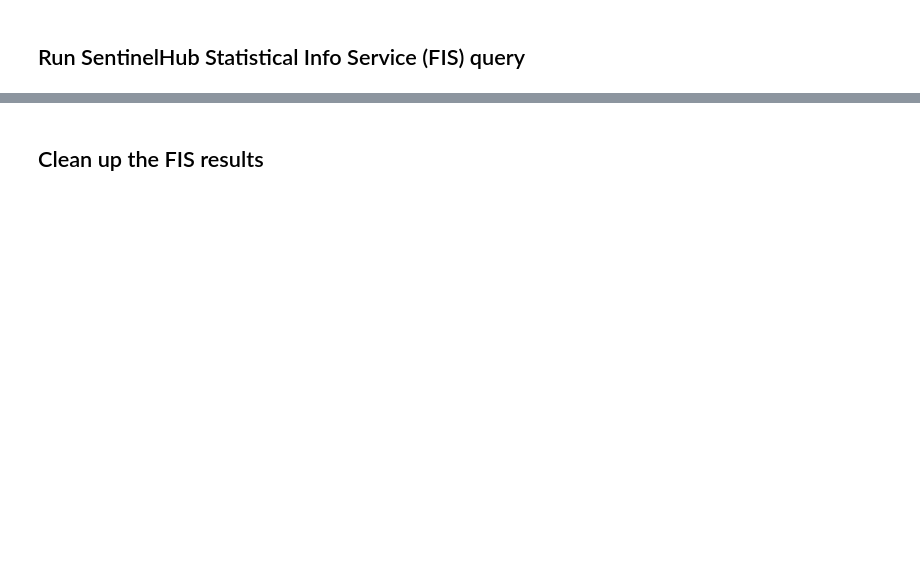
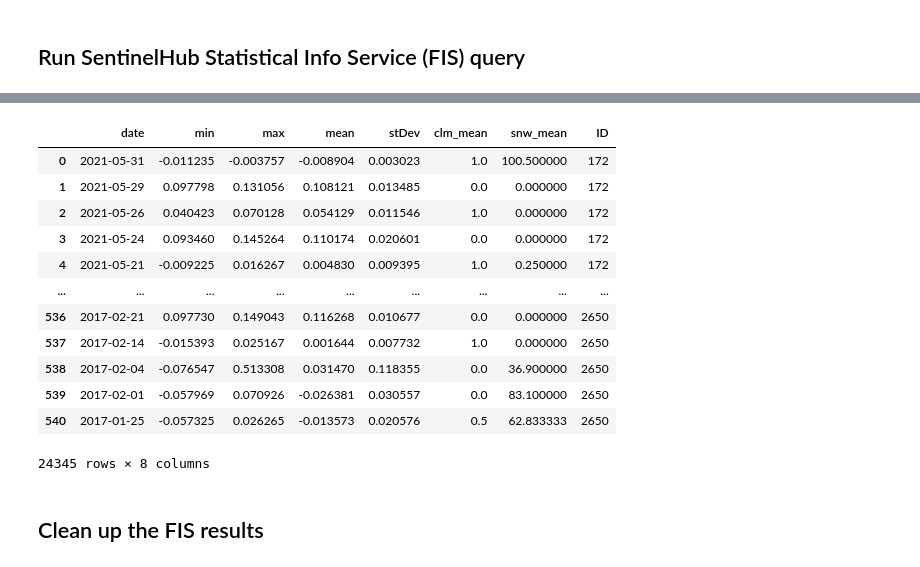
Before and after one commit to haselwimmer/vegetation-restoration-monitoring, a Jupyter notebook: final_notebooks/2a-sentinel2-time-series.ipynb, the cells around one changed output, grey strips where cells are left out. Drawn from its saved outputs; the diff is of its cells as text; code cells hidden in the pictures; blank space fills up the shorter version.

```diff
--- a/final_notebooks/2a-sentinel2-time-series.ipynb
+++ b/final_notebooks/2a-sentinel2-time-series.ipynb
@@ -58,46 +77,40 @@ output_list = []
 # Loop over each polygon
 for index, row in seeding_aois_exploded.iterrows():
 
-    # TESTING - process specific seeding units
-    if (index[0] == 172 or index[0] == 2650):
+    # Status message
+    print('Now processing Seeding Unit Index: ' + str(index[0]))
 
-        # Status message
-        print('Now processing Seeding Unit Index: ' + str(index[0]))
+    # Setup parameters for FIS request
+    geometry_list = Geometry(row.geometry, CRS.WGS84)
+    time_interval = (startDate, date.today())
 
-        # Setup parameters for FIS request
-        geometry_list = Geometry(row.geometry, CRS.WGS84)
-        time_interval = (startDate, date.today())
+    # Retrieve custom script to pass to SentinelHub from vegrestoretools module
+    evalscript = EvalScripts('Sentinel_2_NDVI')
 
-        # Retrieve custom script to pass to SentinelHub from vegrestoretools module
-        evalscript = EvalScripts('Sentinel_2_NDVI')
+    # Build FIS request
+    fis_request = FisRequest(
+        data_collection=DataCollection.SENTINEL2_L2A,
+        layer='BANDS-S2-L2A',
+        geometry_list=[geometry_list],
+        time=time_interval,
+        resolution='100m',
+        custom_url_params={CustomUrlParam.EVALSCRIPT: evalscript},
+        config=config
+    )
 
-        # Build FIS request
-        fis_request = FisRequest(
-            data_collection=DataCollection.SENTINEL2_L2A,
-            layer='BANDS-S2-L2A',
-            geometry_list=[geometry_list],
-            time=time_interval,
-            resolution='100m',
-            custom_url_params={CustomUrlParam.EVALSCRIPT: evalscript},
-            config=config
-        )
+    # Run the FIS request
+    fis_data = fis_request.get_data()
 
-        # Run the FIS request
-        fis_data = fis_request.get_data()
+    # Convert the FIS result to a dataframe
+    fis_df = FisToDataframe(fis_data)
 
-        # Convert the FIS result to a dataframe
-        fis_df = FisToDataframe(fis_data)
+    # Add the seeding unit ID to the dataframe
+    fis_df['ID'] = index[0]
 
-        # Add the seeding unit ID to the dataframe
-        fis_df['ID'] = index[0]
-
-        # Append the df to the temporary list
-        output_list.append(fis_df)
-
-    else:
-        # Status message
-        print('skipping this Seeding Unit')
+    # Append the df to the temporary list
+    output_list.append(fis_df)
 
 # Concatenate the VMU results into a single DF
 fis_df_all_raw = pd.concat(output_list, axis=0)
 fis_df_all_raw
+# %% [output]
@@ -104,3 +134,16 @@ fis_df_all_raw
+|  | date | min | max | mean | stDev | clm_mean | snw_mean | ID |
+| 0 | 2021-05-31 | -0.011235 | -0.003757 | -0.008904 | 0.003023 | 1.0 | 100.500000 | 172 |
+| 1 | 2021-05-29 | 0.097798 | 0.131056 | 0.108121 | 0.013485 | 0.0 | 0.000000 | 172 |
+| 2 | 2021-05-26 | 0.040423 | 0.070128 | 0.054129 | 0.011546 | 1.0 | 0.000000 | 172 |
+| 3 | 2021-05-24 | 0.093460 | 0.145264 | 0.110174 | 0.020601 | 0.0 | 0.000000 | 172 |
+| 4 | 2021-05-21 | -0.009225 | 0.016267 | 0.004830 | 0.009395 | 1.0 | 0.250000 | 172 |
+| ... | ... | ... | ... | ... | ... | ... | ... | ... |
+| 536 | 2017-02-21 | 0.097730 | 0.149043 | 0.116268 | 0.010677 | 0.0 | 0.000000 | 2650 |
+| 537 | 2017-02-14 | -0.015393 | 0.025167 | 0.001644 | 0.007732 | 1.0 | 0.000000 | 2650 |
+| 538 | 2017-02-04 | -0.076547 | 0.513308 | 0.031470 | 0.118355 | 0.0 | 36.900000 | 2650 |
+| 539 | 2017-02-01 | -0.057969 | 0.070926 | -0.026381 | 0.030557 | 0.0 | 83.100000 | 2650 |
+| 540 | 2017-01-25 | -0.057325 | 0.026265 | -0.013573 | 0.020576 | 0.5 | 62.833333 | 2650 |
+24345 rows × 8 columns
 # %% [markdown]
 ## Clean up the FIS results
 # %%
```
Also changed, not shown: parts of 9 cells of this notebook, 6 other files.
